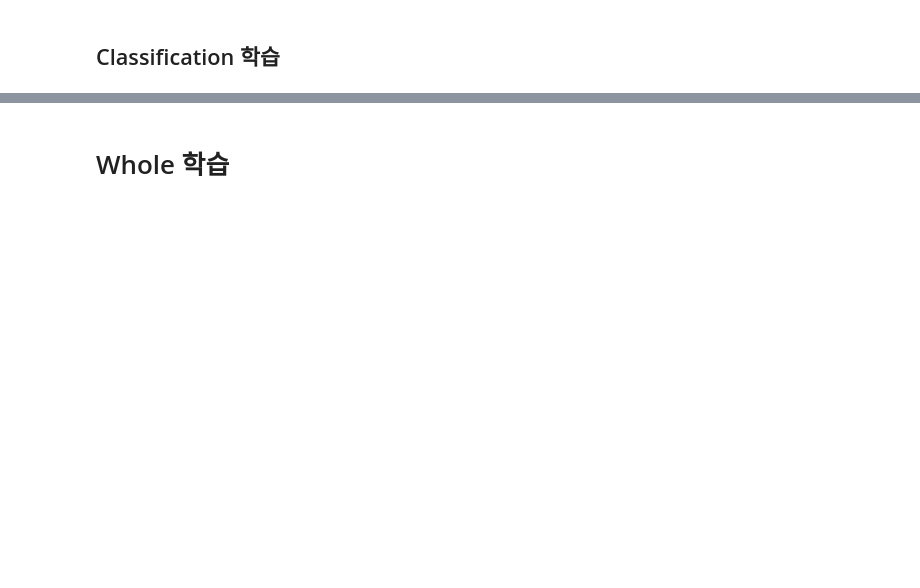
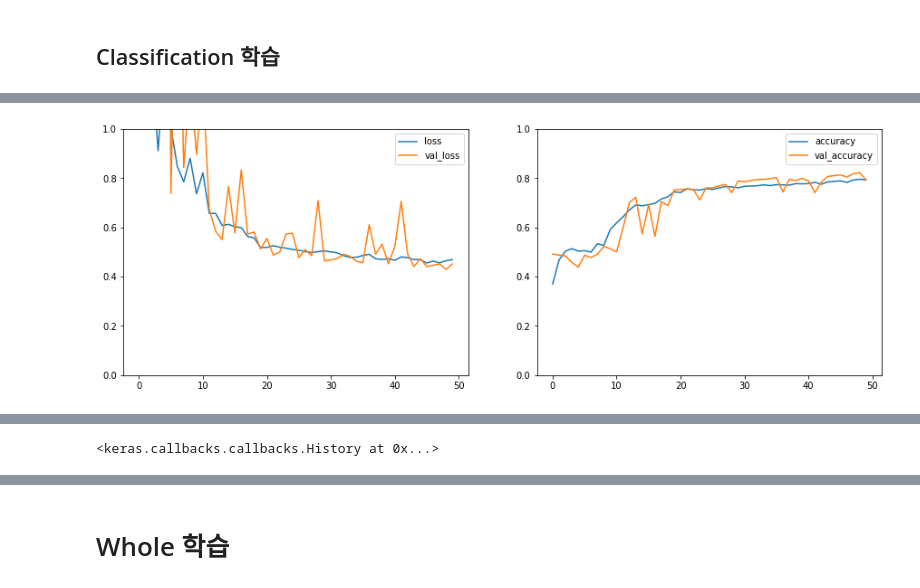
Before and after one commit to hiwony7933/whole, a Jupyter notebook: 5.sum_model_tanh.ipynb, the cells around one changed output, grey strips where cells are left out. Cells and saved outputs as stored; diff of their text form; code cells hidden in the pictures; blank space fills up the shorter version.

```diff
--- a/5.sum_model_tanh.ipynb
+++ b/5.sum_model_tanh.ipynb
@@ -646,10 +735,12 @@ c_model_.compile(optimizer=optimizers.Adadelta(), loss='binary_crossentropy', me
 # %%
-X_train_c, X_test, Y_train_c, Y_test = np.load('./npy/classify_train.npy', allow_pickle=True)
+X_train_c, X_test, Y_train_c, Y_test = np.load('./npy/classify_train_127.npy', allow_pickle=True)
 # %%
 c_model_.fit(X_train_c, Y_train_c,
-            epochs = 100,
+            epochs = 50,
             verbose = 1,
             batch_size = 32,
             validation_split = 0.1,
             shuffle=True,
             callbacks=callbacks)
+# %% [output]
+[figure, added]
@@ -656,3 +749,4 @@ c_model_.fit(X_train_c, Y_train_c,
+<keras.callbacks.callbacks.History at 0x...>
 # %%
 c_model_.save('./models/class_c_model_tanh_.h5')
 
```
Also changed, not shown: parts of 26 cells of this notebook.
